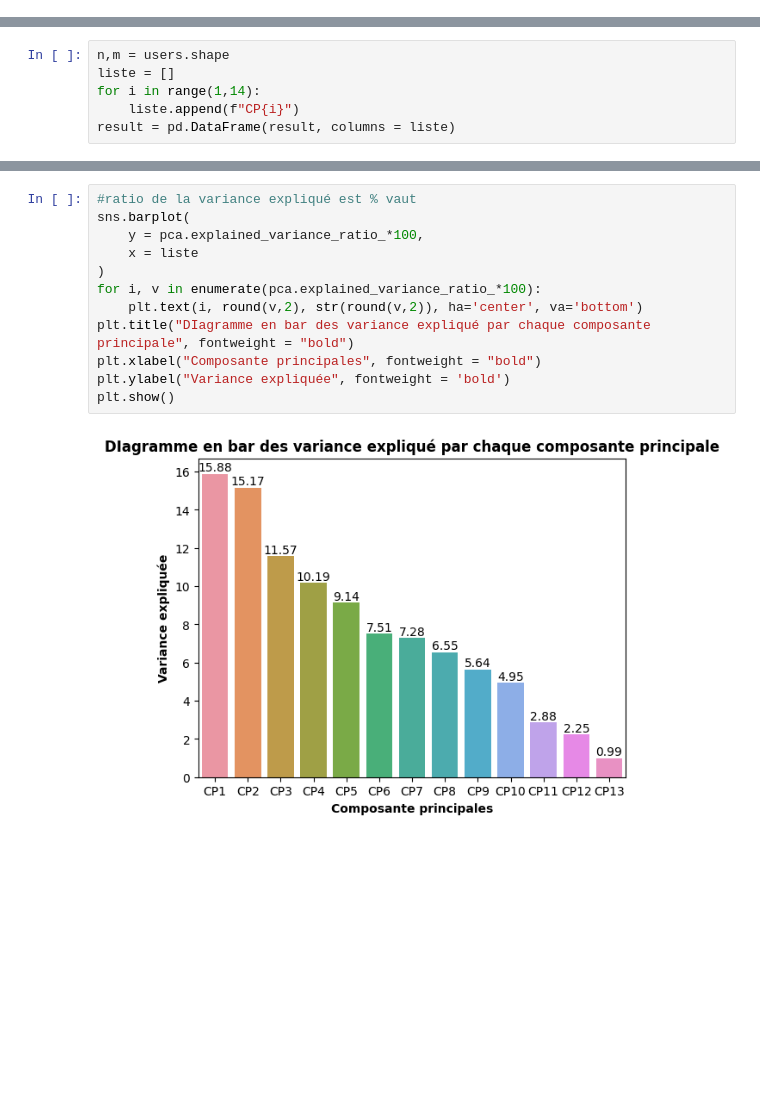
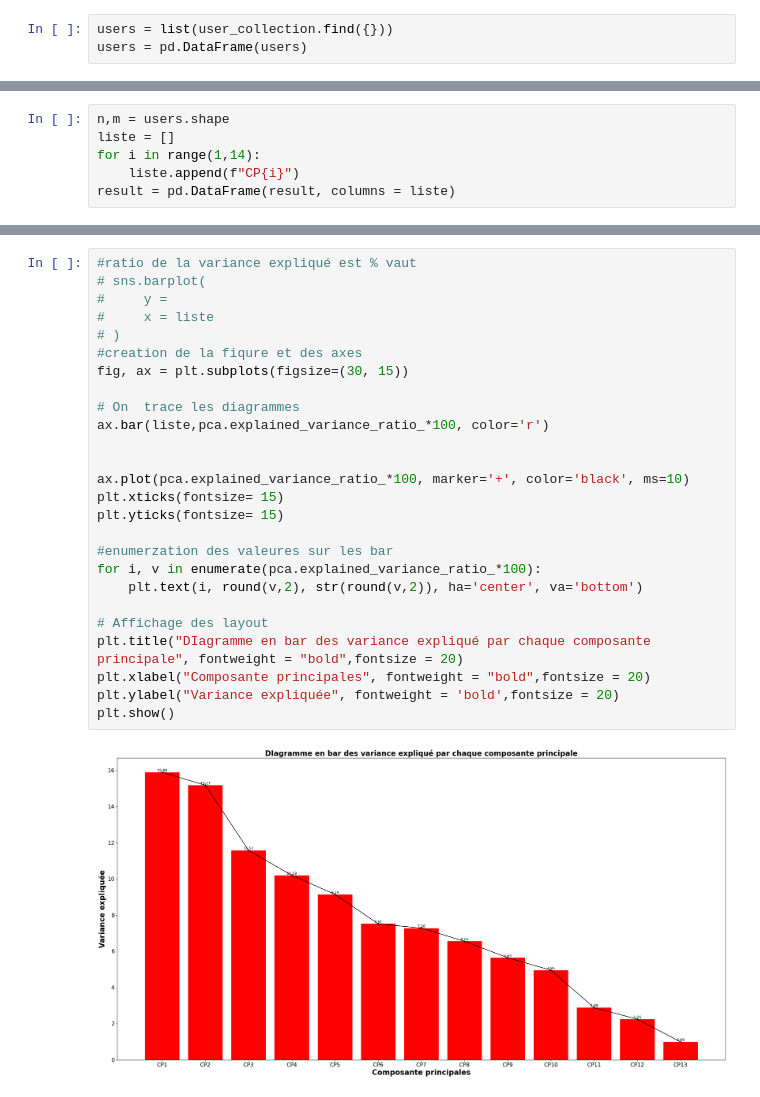
Before and after one commit to Antoine-ValentinCharpentier/Tweet-Analysis, a Jupyter notebook: scripts/utils/acpClustering.ipynb, the cells around one changed output, grey strips where cells are left out. Cells and saved outputs as stored; diff of their text form; blank space fills up the shorter version.

```diff
--- a/scripts/utils/acpClustering.ipynb
+++ b/scripts/utils/acpClustering.ipynb
@@ -60,2 +33,5 @@ user_collection = db["users"]
+# %%
+users = list(user_collection.find({}))
+users = pd.DataFrame(users)
 # %% [markdown]
 ## Suppression des colonnes non utilisées lors du kmeans
@@ -146,14 +108,28 @@ Réprésentation des composantes suites à l'ACP
 # %%
 #ratio de la variance expliqué est % vaut
-sns.barplot(
-    y = pca.explained_variance_ratio_*100,
-    x = liste
-)
+# sns.barplot(
+#     y =
+#     x = liste
+# )
+#creation de la fiqure et des axes
+fig, ax = plt.subplots(figsize=(30, 15))
+
+# On  trace les diagrammes
+ax.bar(liste,pca.explained_variance_ratio_*100, color='r')
+
+
+ax.plot(pca.explained_variance_ratio_*100, marker='+', color='black', ms=10)
+plt.xticks(fontsize= 15)
+plt.yticks(fontsize= 15)
+
+#enumerzation des valeures sur les bar
 for i, v in enumerate(pca.explained_variance_ratio_*100):
     plt.text(i, round(v,2), str(round(v,2)), ha='center', va='bottom')
-plt.title("DIagramme en bar des variance expliqué par chaque composante principale", fontweight = "bold")
-plt.xlabel("Composante principales", fontweight = "bold")
-plt.ylabel("Variance expliquée", fontweight = 'bold')
+
+# Affichage des layout
+plt.title("DIagramme en bar des variance expliqué par chaque composante principale", fontweight = "bold",fontsize = 20)
+plt.xlabel("Composante principales", fontweight = "bold",fontsize = 20)
+plt.ylabel("Variance expliquée", fontweight = 'bold',fontsize = 20)
 plt.show()
 # %% [output]
-[figure, old version]
+[figure, new version]
```
Also changed, not shown: parts of 73 cells of this notebook.
